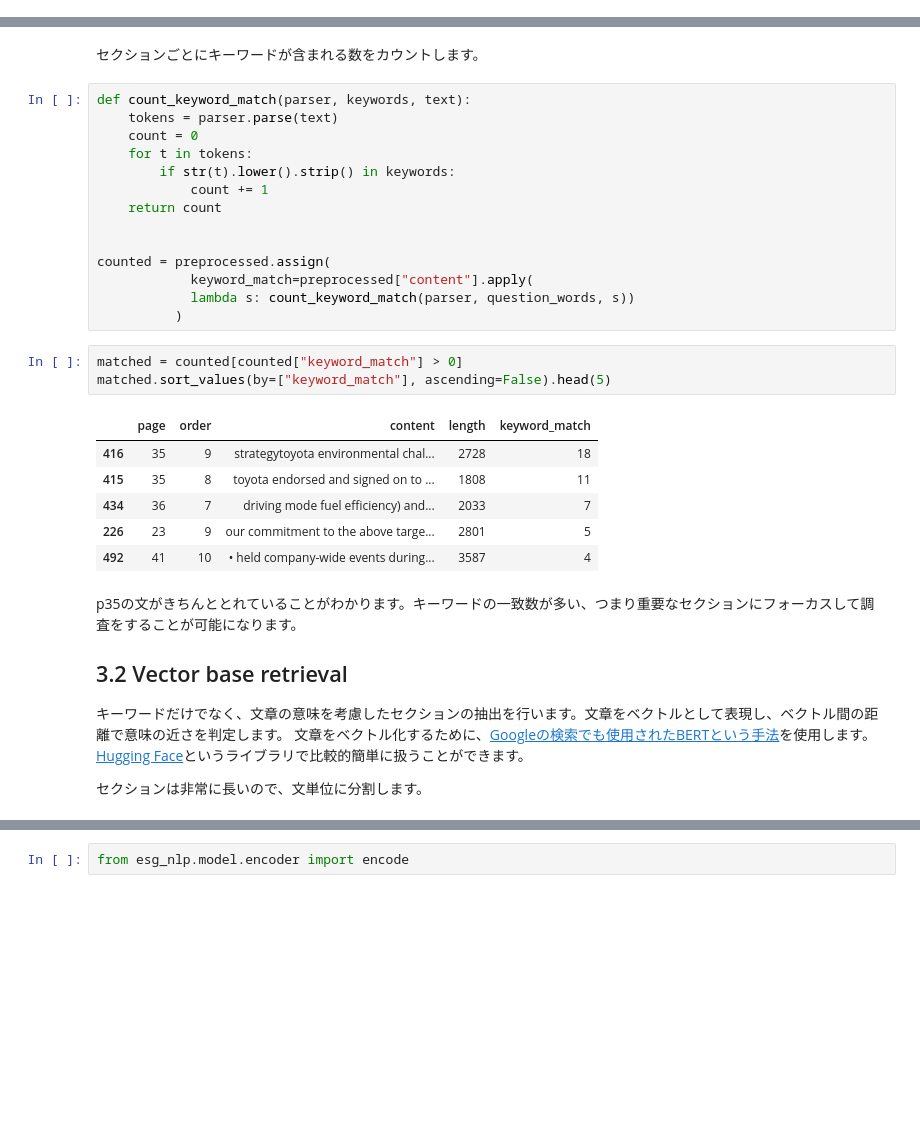
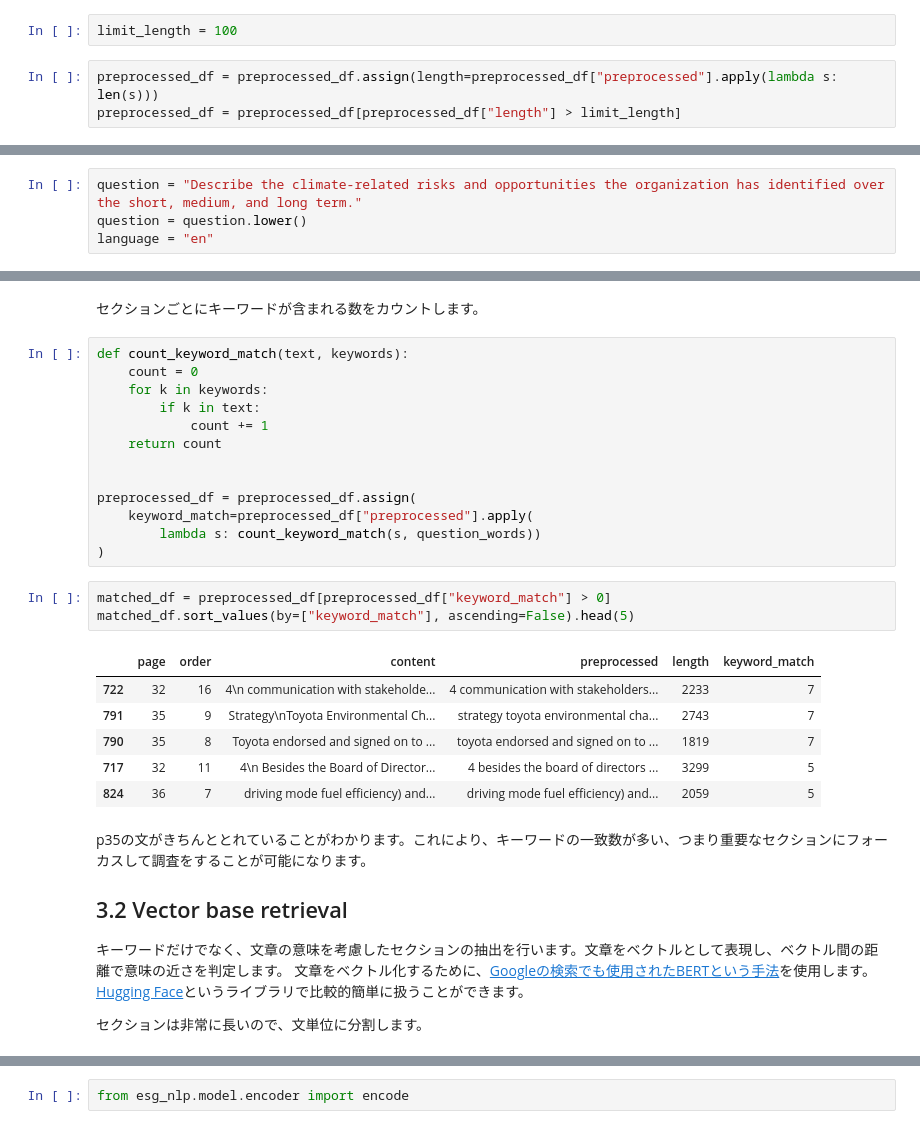
Before and after one commit to icoxfog417/esg-evaluation-by-nlp, a Jupyter notebook: notebooks/check_esg_evaluation_automatically.ipynb, the cells around one changed output, grey strips where cells are left out. Drawn from its saved outputs; the diff is of its cells as text; blank space fills up the shorter version.

```diff
--- a/notebooks/check_esg_evaluation_automatically.ipynb
+++ b/notebooks/check_esg_evaluation_automatically.ipynb
@@ -107 +98,6 @@ preprocessed.head(5)
+# %%
+limit_length = 100
+# %%
+preprocessed_df = preprocessed_df.assign(length=preprocessed_df["preprocessed"].apply(lambda s: len(s)))
+preprocessed_df = preprocessed_df[preprocessed_df["length"] > limit_length]
 # %%
@@ -132,3 +137,7 @@ language = "en"
+# %%
+question = "Describe the climate-related risks and opportunities the organization has identified over the short, medium, and long term."
+question = question.lower()
+language = "en"
 # %% [markdown]
 人間が抽出すると、p35の箇所が該当します。
 
@@ -168,31 +180,30 @@ question_words
 # %% [markdown]
 セクションごとにキーワードが含まれる数をカウントします。
 # %%
-def count_keyword_match(parser, keywords, text):
-    tokens = parser.parse(text)
+def count_keyword_match(text, keywords):
     count = 0
-    for t in tokens:
-        if str(t).lower().strip() in keywords:
+    for k in keywords:
+        if k in text:
             count += 1
     return count
 
 
-counted = preprocessed.assign(
-            keyword_match=preprocessed["content"].apply(
-            lambda s: count_keyword_match(parser, question_words, s))
-          )
+preprocessed_df = preprocessed_df.assign(
+    keyword_match=preprocessed_df["preprocessed"].apply(
+        lambda s: count_keyword_match(s, question_words))
+)
 # %%
-matched = counted[counted["keyword_match"] > 0]
-matched.sort_values(by=["keyword_match"], ascending=False).head(5)
+matched_df = preprocessed_df[preprocessed_df["keyword_match"] > 0]
+matched_df.sort_values(by=["keyword_match"], ascending=False).head(5)
 # %% [output]
-|  | page | order | content | length | keyword_match |
-| 416 | 35 | 9 | strategytoyota environmental chal... | 2728 | 18 |
-| 415 | 35 | 8 | toyota endorsed and signed on to ... | 1808 | 11 |
-| 434 | 36 | 7 | driving mode fuel efficiency) and... | 2033 | 7 |
-| 226 | 23 | 9 | our commitment to the above targe... | 2801 | 5 |
-| 492 | 41 | 10 | • held company-wide events during... | 3587 | 4 |
+|  | page | order | content | preprocessed | length | keyword_match |
+| 722 | 32 | 16 | 4\n communication with stakeholde... | 4 communication with stakeholders... | 2233 | 7 |
+| 791 | 35 | 9 | Strategy\nToyota Environmental Ch... | strategy toyota environmental cha... | 2743 | 7 |
+| 790 | 35 | 8 | Toyota endorsed and signed on to ... | toyota endorsed and signed on to ... | 1819 | 7 |
+| 717 | 32 | 11 | 4\n Besides the Board of Director... | 4 besides the board of directors ... | 3299 | 5 |
+| 824 | 36 | 7 | driving mode fuel efficiency) and... | driving mode fuel efficiency) and... | 2059 | 5 |
 # %% [markdown]
-p35の文がきちんととれていることがわかります。キーワードの一致数が多い、つまり重要なセクションにフォーカスして調査をすることが可能になります。
+p35の文がきちんととれていることがわかります。これにより、キーワードの一致数が多い、つまり重要なセクションにフォーカスして調査をすることが可能になります。
 
 ## 3.2 Vector base retrieval
 
```
Also changed, not shown: parts of 52 cells of this notebook, 5 other files.
